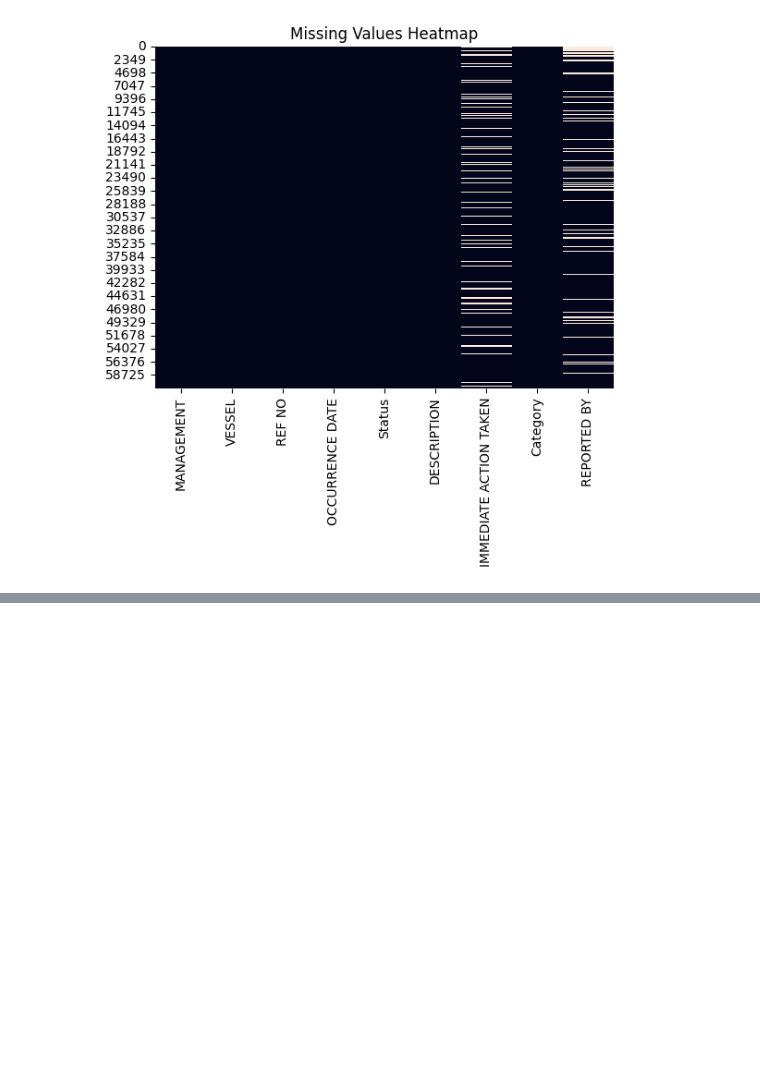
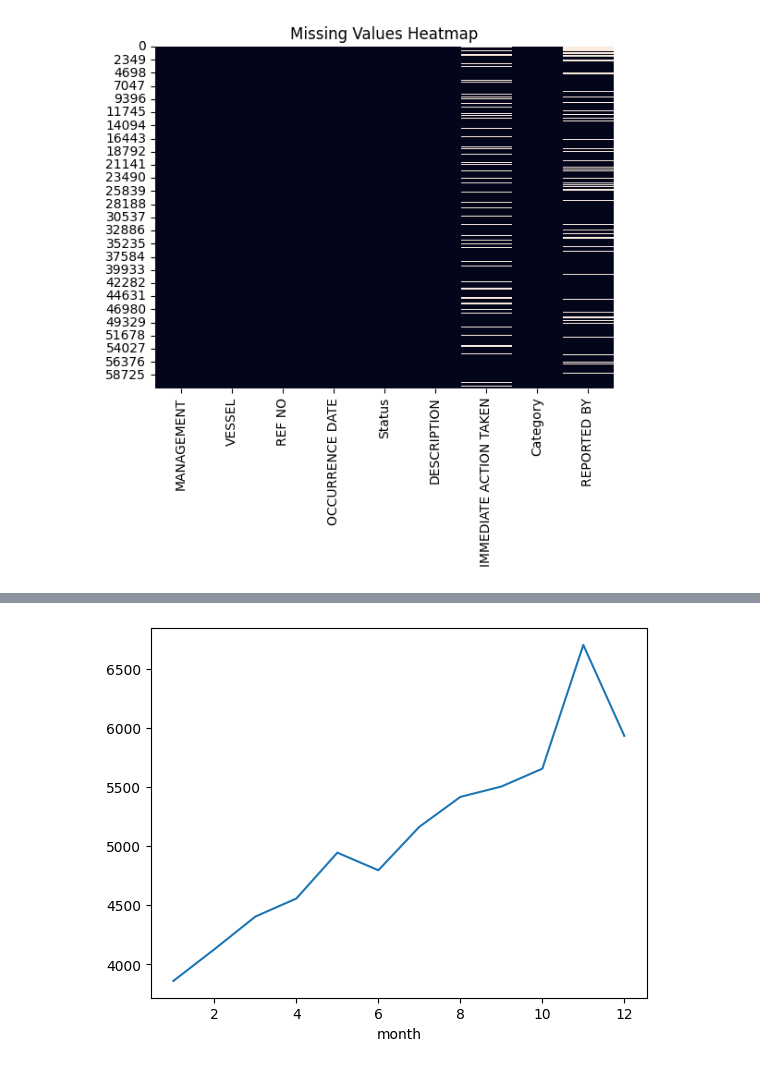
Before and after one commit to Noschithanachar/Data-Clean-and-EDA, a Jupyter notebook: LARPDatabase.ipynb, the cells around one changed output, grey strips where cells are left out. Cells and saved outputs as stored; diff of their text form; code cells hidden in the pictures; blank space fills up the shorter version.

```diff
--- a/LARPDatabase.ipynb
+++ b/LARPDatabase.ipynb
@@ -161,0 +390,5 @@ data["VESSEL"] = data["VESSEL"].fillna("Unknown")
+# %%
+data.groupby('month').size().plot(kind='line')
+plt.show()
+# %% [output]
+[figure, added]
```
Also changed, not shown: parts of 43 cells of this notebook.
